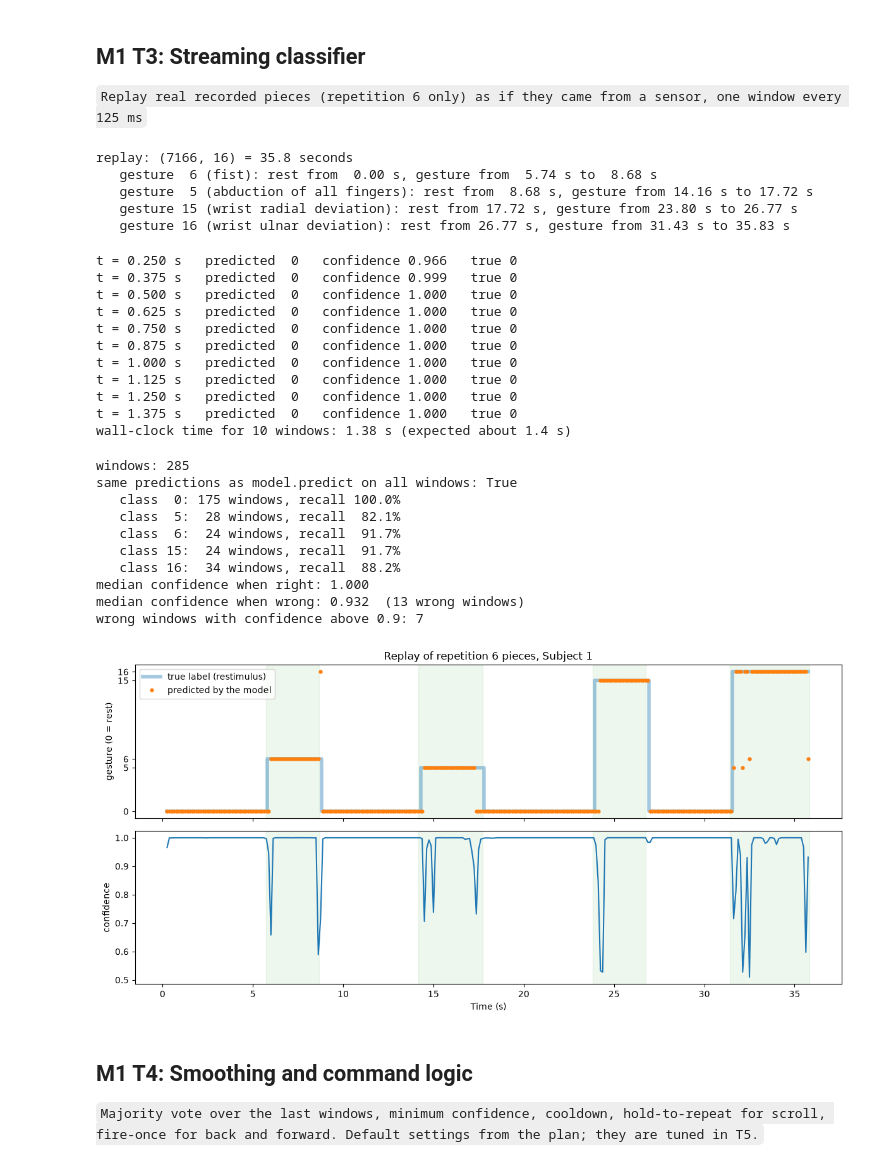
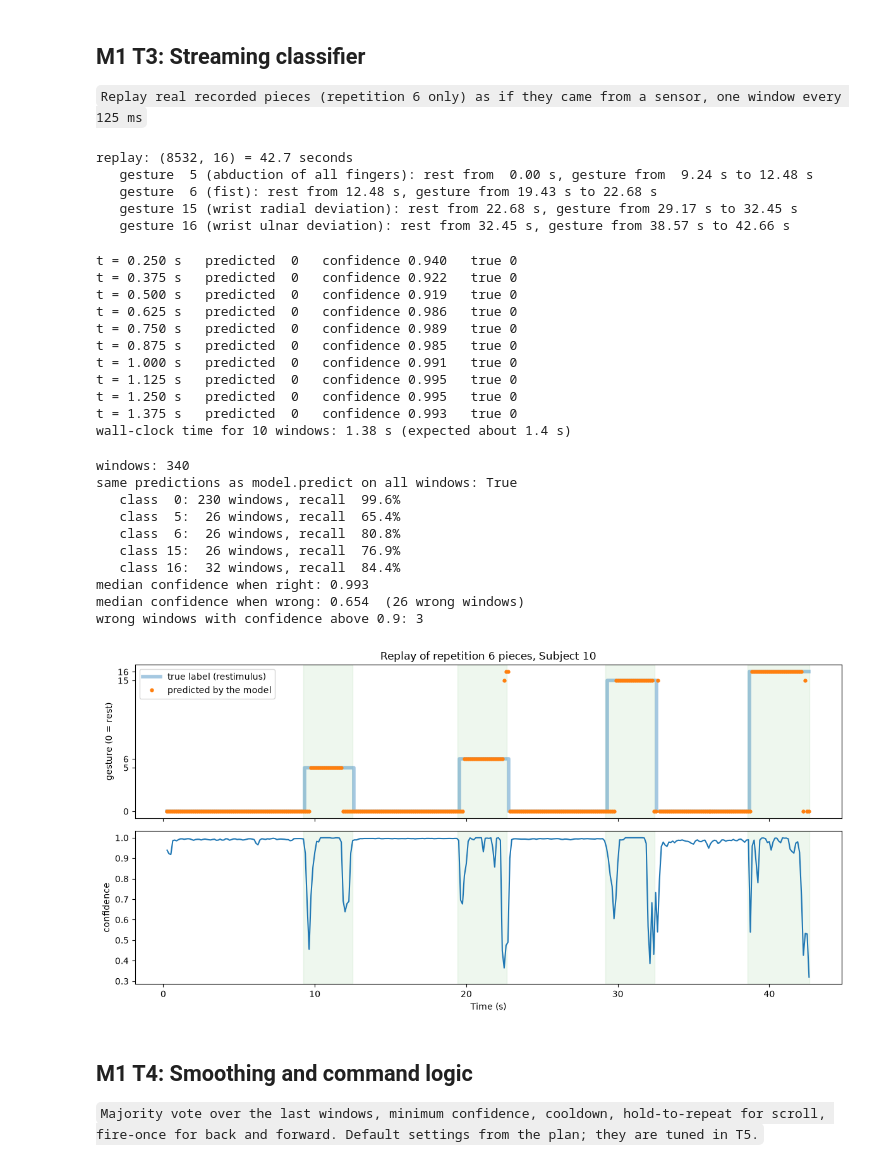
Before and after one commit to Suvrit14/HacktheBurg, a Jupyter notebook: m1.ipynb, the cells around one changed output. Saved outputs shown, nothing was run; the diff lists cells and outputs as text; code cells hidden in the pictures.

```diff
--- a/m1.ipynb
+++ b/m1.ipynb
@@ -28,7 +28,11 @@ from emg_data.model import train_model, save_model, load_model, CLASSES, GESTURE
 # %%
 "Train the final model on repetitions 1 to 5"
 
-subject_number = 1
+# The subject is set in ONE place: EMG_SUBJECT in the project's .env (shared with the browser pipeline).
+from dotenv import load_dotenv
+load_dotenv(".env", override=True)
+subject_number = int(os.environ["EMG_SUBJECT"])
+print("subject:", subject_number)
 train_reps = [1, 2, 3, 4, 5]     # repetition 6 is held out
 
 emg_windows_s, y_s, rep_s, sampling_freq_s = load_db5(subject_number)
@@ -123,9 +128,10 @@ file size: 22 KB
 
 from emg_data.stream import build_replay, stream_windows
 
-demo_order = [6, 5, 15, 16]     # fist, spread fingers, radial deviation, ulnar deviation
+# No hand-picked order: the pieces play in the order they appear in the recording.
 
-replay = build_replay(subject_number=1, gestures=demo_order, replay_rep=6)
+replay = build_replay(subject_number=subject_number, replay_rep=6)
+replay_order = [segment["gesture"] for segment in replay["segments"]]   # recording order
 replay_emg = replay["emg"]
 replay_labels = replay["labels"]
 fs = replay["sampling_freq"]
@@ -136,11 +142,11 @@ for segment in replay["segments"]:
           f"rest from {segment['rest_start'] / fs:5.2f} s, "
           f"gesture from {segment['gesture_start'] / fs:5.2f} s to {segment['gesture_end'] / fs:5.2f} s")
 # %% [output]
-replay: (7166, 16) = 35.8 seconds
-   gesture  6 (fist): rest from  0.00 s, gesture from  5.74 s to  8.68 s
-   gesture  5 (abduction of all fingers): rest from  8.68 s, gesture from 14.16 s to 17.72 s
-   gesture 15 (wrist radial deviation): rest from 17.72 s, gesture from 23.80 s to 26.77 s
-   gesture 16 (wrist ulnar deviation): rest from 26.77 s, gesture from 31.43 s to 35.83 s
+replay: (8532, 16) = 42.7 seconds
+   gesture  5 (abduction of all fingers): rest from  0.00 s, gesture from  9.24 s to 12.48 s
+   gesture  6 (fist): rest from 12.48 s, gesture from 19.43 s to 22.68 s
+   gesture 15 (wrist radial deviation): rest from 22.68 s, gesture from 29.17 s to 32.45 s
+   gesture 16 (wrist ulnar deviation): rest from 32.45 s, gesture from 38.57 s to 42.66 s
 # %%
 "Stream the first 10 windows at real speed (speed=1.0): one window every 125 ms"
 
@@ -156,16 +162,16 @@ for item in stream_windows(replay_emg, model, labels=replay_labels, sampling_fre
 
 print(f"wall-clock time for 10 windows: {time.perf_counter() - start_wall_clock:.2f} s (expected about 1.4 s)")
 # %% [output]
-t = 0.250 s   predicted  0   confidence 0.966   true 0
-t = 0.375 s   predicted  0   confidence 0.999   true 0
-t = 0.500 s   predicted  0   confidence 1.000   true 0
-t = 0.625 s   predicted  0   confidence 1.000   true 0
-t = 0.750 s   predicted  0   confidence 1.000   true 0
-t = 0.875 s   predicted  0   confidence 1.000   true 0
-t = 1.000 s   predicted  0   confidence 1.000   true 0
-t = 1.125 s   predicted  0   confidence 1.000   true 0
-t = 1.250 s   predicted  0   confidence 1.000   true 0
-t = 1.375 s   predicted  0   confidence 1.000   true 0
+t = 0.250 s   predicted  0   confidence 0.940   true 0
+t = 0.375 s   predicted  0   confidence 0.922   true 0
+t = 0.500 s   predicted  0   confidence 0.919   true 0
+t = 0.625 s   predicted  0   confidence 0.986   true 0
+t = 0.750 s   predicted  0   confidence 0.989   true 0
+t = 0.875 s   predicted  0   confidence 0.985   true 0
+t = 1.000 s   predicted  0   confidence 0.991   true 0
+t = 1.125 s   predicted  0   confidence 0.995   true 0
+t = 1.250 s   predicted  0   confidence 0.995   true 0
+t = 1.375 s   predicted  0   confidence 0.993   true 0
 wall-clock time for 10 windows: 1.38 s (expected about 1.4 s)
 # %%
 "Stream the whole replay as fast as possible (speed=None) and check it"
@@ -194,43 +200,43 @@ print(f"median confidence when right: {np.median(confidence[right]):.3f}")
 print(f"median confidence when wrong: {np.median(confidence[~right]):.3f}  ({np.sum(~right)} wrong windows)")
 print(f"wrong windows with confidence above 0.9: {np.sum(confidence[~right] > 0.9)}")
 # %% [output]
-windows: 285
+windows: 340
 same predictions as model.predict on all windows: True
-   class  0: 175 windows, recall 100.0%
-   class  5:  28 windows, recall  82.1%
-   class  6:  24 windows, recall  91.7%
-   class 15:  24 windows, recall  91.7%
-   class 16:  34 windows, recall  88.2%
-median confidence when right: 1.000
-median confidence when wrong: 0.932  (13 wrong windows)
-wrong windows with confidence above 0.9: 7
+   class  0: 230 windows, recall  99.6%
+   class  5:  26 windows, recall  65.4%
+   class  6:  26 windows, recall  80.8%
+   class 15:  26 windows, recall  76.9%
+   class 16:  32 windows, recall  84.4%
+median confidence when right: 0.993
+median confidence when wrong: 0.654  (26 wrong windows)
+wrong windows with confidence above 0.9: 3
 # %%
 "Plot: true label, predicted label and confidence over time"
 
 fig, axes = plt.subplots(2, 1, sharex=True, figsize=(12, 6))
 
 axes[0].step(times, true, where='mid', linewidth=4, alpha=0.4, label='true label (restimulus)')
 axes[0].plot(times, predicted, '.', markersize=7, label='predicted by the model')
 axes[0].set_yticks(list(model.classes_))
 axes[0].set_ylabel('gesture (0 = rest)')
-axes[0].set_title('Replay of repetition 6 pieces, Subject 1')
+axes[0].set_title(f'Replay of repetition 6 pieces, Subject {subject_number}')
 axes[0].legend(loc='upper left')
 
 axes[1].plot(times, confidence)
 axes[1].set_ylabel('confidence')
 axes[1].set_xlabel('Time (s)')
 
 # Shade the four real gesture pieces
 for segment in replay["segments"]:
     for ax in axes:
         ax.axvspan(segment['gesture_start'] / fs, segment['gesture_end'] / fs, alpha=0.08, color='tab:green')
 
 fig.tight_layout()
 save_path = r"m1_stream_predictions.png"
 fig.savefig(save_path, dpi=150)
 plt.show()
 # %% [output]
-[figure, old version]
+[figure, new version]
 # %% [markdown]
 ## M1 T4: Smoothing and command logic
 `Majority vote over the last windows, minimum confidence, cooldown, hold-to-repeat for scroll, fire-once for back and forward. Default settings from the plan; they are tuned in T5.`
```
Also changed, not shown: parts of 13 cells of this notebook, 39 other files.
